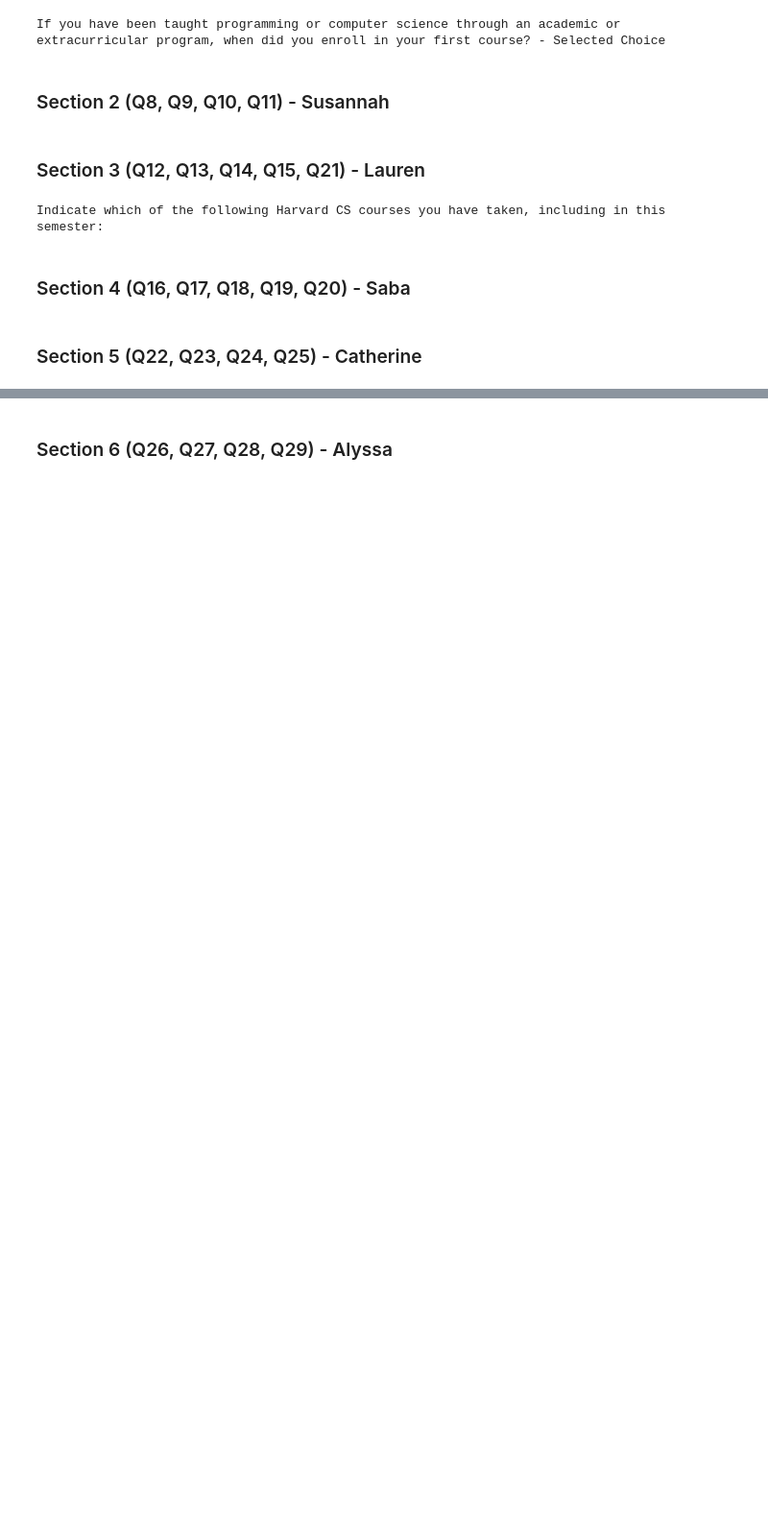
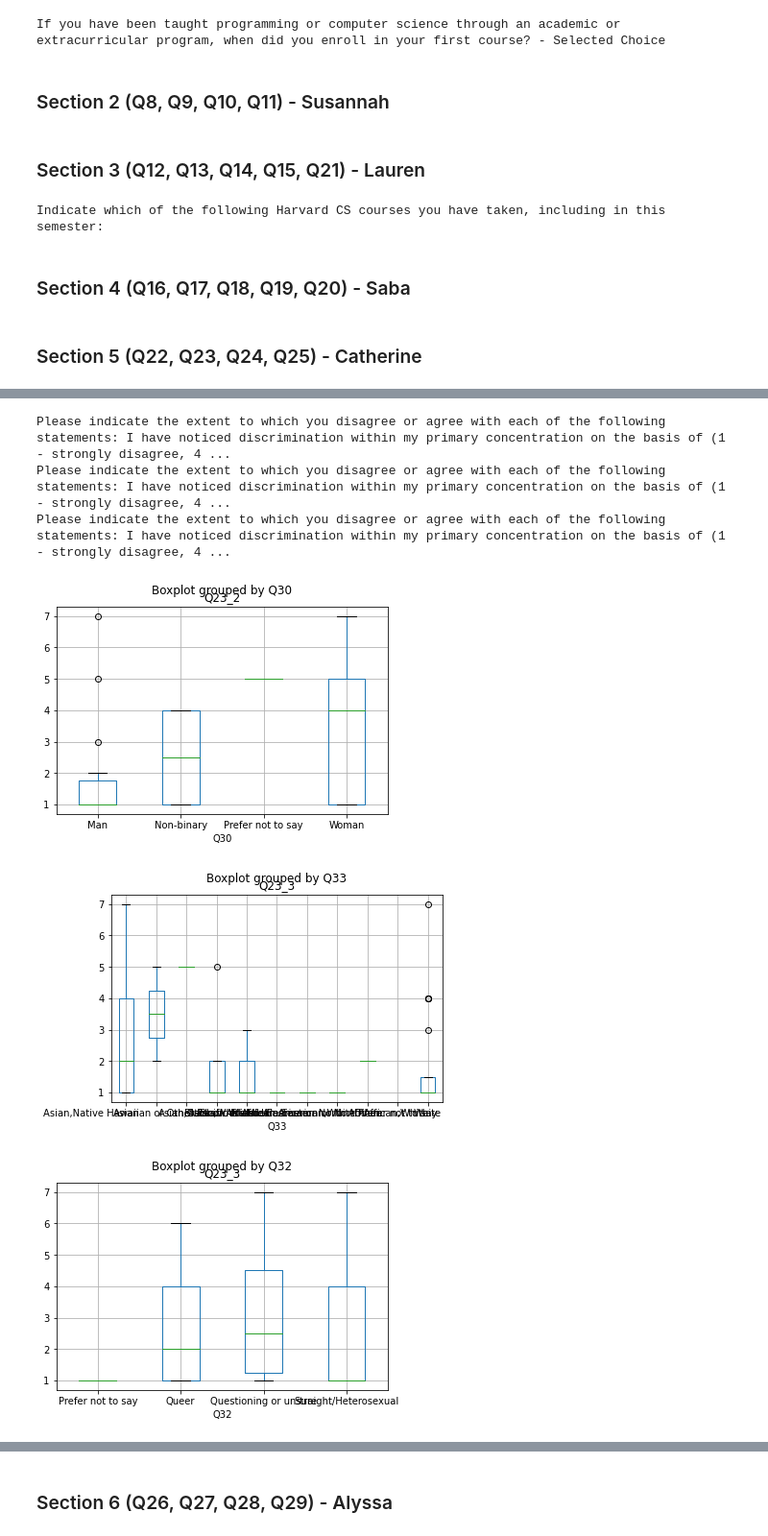
Before and after one commit to alyssahuang02/WiCS-Advocacy-Survey-21-22, a Jupyter notebook: 2021-catherine-eda.ipynb, the cells around one changed output, grey strips where cells are left out. Shown at 96% size. Cells and saved outputs as stored; diff of their text form; code cells hidden in the pictures; blank space fills up the shorter version.

```diff
--- a/2021-catherine-eda.ipynb
+++ b/2021-catherine-eda.ipynb
@@ -286,0 +320,26 @@ Indicate which of the following Harvard CS courses you have taken, including in
+# %%
+# print(QUESTION_KEY['Q23_2'][0])
+# print(QUESTION_KEY['Q23_3'][0])
+# print(QUESTION_KEY['Q23_4'][0])
+
+# CLEAN_DF['Q23_1'] = CLEAN_DF['Q23_1'].astype('float')
+CLEAN_DF['Q23_2'] = CLEAN_DF['Q23_2'].astype('float')
+CLEAN_DF['Q23_3'] = CLEAN_DF['Q23_3'].astype('float')
+CLEAN_DF['Q23_4'] = CLEAN_DF['Q23_4'].astype('float')
+
+
+gender = 'Q30'
+race = 'Q33'
+sexual_orientation = 'Q32'
+
+# boxplot1 = CLEAN_DF.boxplot(column=['Q23_1'], by=gender)
+boxplot2 = CLEAN_DF.boxplot(column=['Q23_2'], by=gender)
+boxplot3 = CLEAN_DF.boxplot(column=['Q23_3'], by=race)
+boxplot3 = CLEAN_DF.boxplot(column=['Q23_3'], by=sexual_orientation)
+# %% [output]
+Please indicate the extent to which you disagree or agree with each of the following statements: I have noticed discrimination within my primary concentration on the basis of (1 - strongly disagree, 4 ...
+Please indicate the extent to which you disagree or agree with each of the following statements: I have noticed discrimination within my primary concentration on the basis of (1 - strongly disagree, 4 ...
+Please indicate the extent to which you disagree or agree with each of the following statements: I have noticed discrimination within my primary concentration on the basis of (1 - strongly disagree, 4 ...
+[figure, added]
+[figure, added]
+[figure, added]
```
Also changed, not shown: parts of 3 cells of this notebook.
